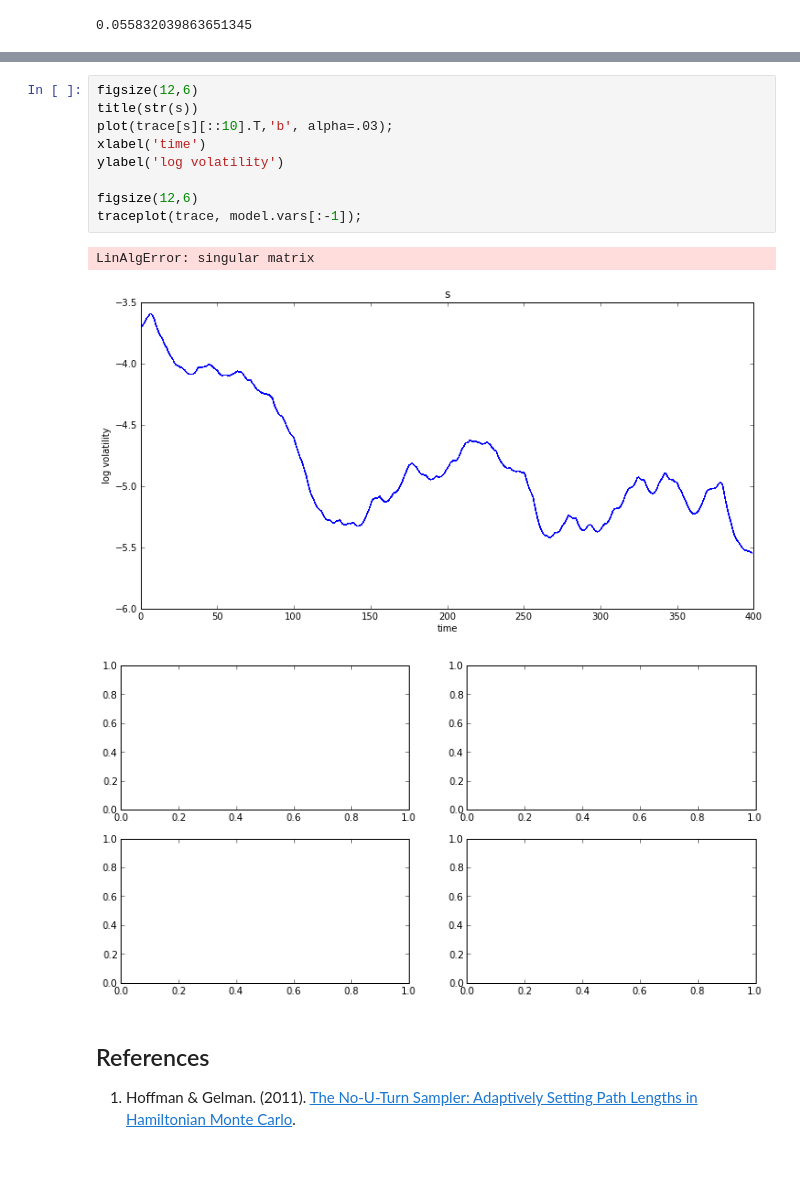
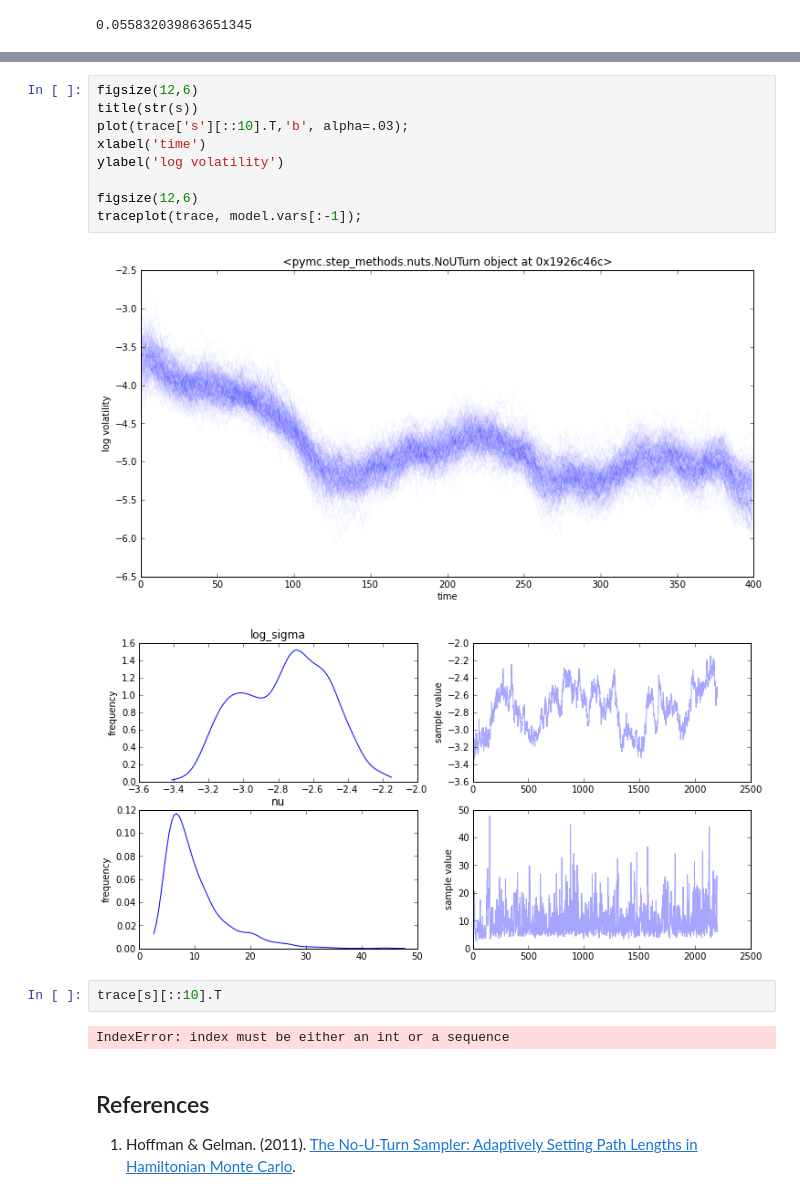
Before and after one commit to pymc-devs/pymc, a Jupyter notebook: pymc/examples/stochastic_volatility.ipynb, the cells around one changed output, grey strips where cells are left out. Saved outputs shown, nothing was run; the diff lists cells and outputs as text; blank space fills up the shorter version.

```diff
--- a/pymc/examples/stochastic_volatility.ipynb
+++ b/pymc/examples/stochastic_volatility.ipynb
@@ -113,16 +113,19 @@ print step.Hbar, step.step_size
 # %%
 figsize(12,6)
 title(str(s))
-plot(trace[s][::10].T,'b', alpha=.03);
+plot(trace['s'][::10].T,'b', alpha=.03);
 xlabel('time')
 ylabel('log volatility')
 
 figsize(12,6)
 traceplot(trace, model.vars[:-1]);
 # %% [output]
-LinAlgError: singular matrix
-[figure, old version]
+[figure, new version]
-[figure, old version]
+[figure, new version]
+# %%
+trace[s][::10].T
+# %% [output]
+IndexError: index must be either an int or a sequence
 # %% [markdown]
 ## References
 
```
Also changed, not shown: parts of 2 cells of this notebook, 3 other files.
